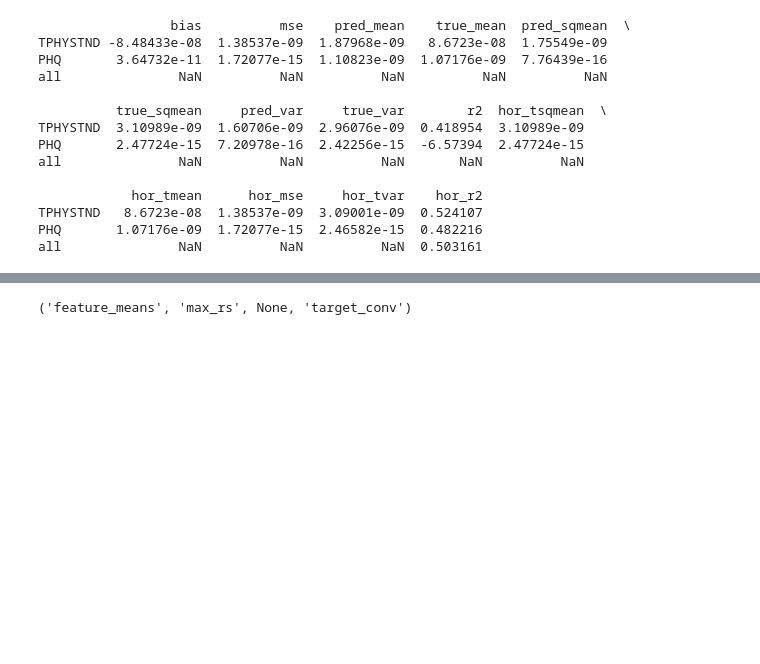
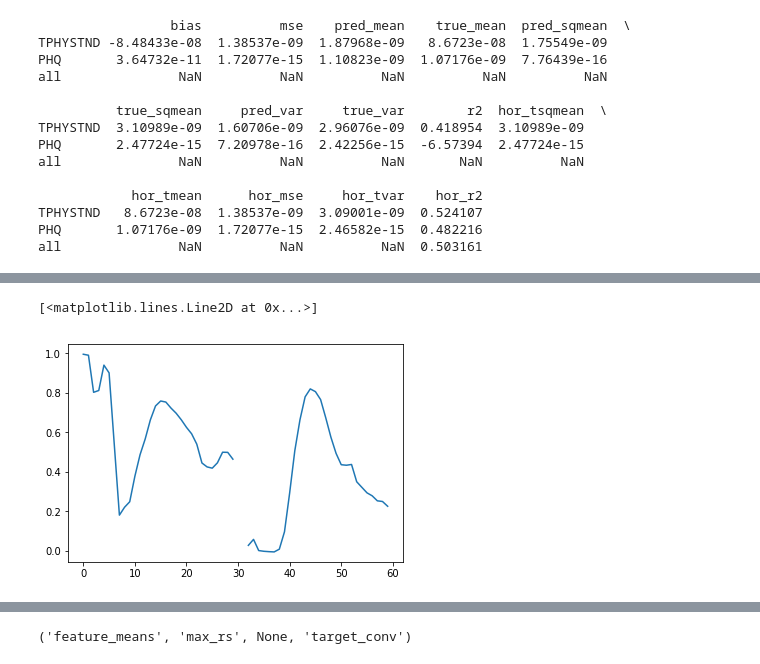
Before and after one commit to raspstephan/CBRAIN-CAM, a Jupyter notebook: notebooks/presentation/diagnostics.ipynb, the cells around one changed output, grey strips where cells are left out. Cells and saved outputs as stored; diff of their text form; code cells hidden in the pictures; blank space fills up the shorter version.

```diff
--- a/notebooks/presentation/diagnostics.ipynb
+++ b/notebooks/presentation/diagnostics.ipynb
@@ -8,7 +10,7 @@ from cbrain.model_diagnostics import *
 # %%
 limit_mem()
 # %%
-model_dir = '/export/home/srasp/repositories/CBRAIN-Keras-Diagnostics/saved_models/'
+model_dir = '/export/home/srasp/repositories/CBRAIN-CAM/saved_models/'
 model_path = model_dir + 'B001_purecrm_ess_sample1_base.h5'
 # %%
 pre_dir = '/scratch/srasp/preprocessed_data/'
@@ -509,3 +511,5 @@ all               NaN          NaN          NaN       NaN          NaN
 TPHYSTND   8.6723e-08  1.38537e-09  3.09001e-09  0.524107
 PHQ       1.07176e-09  1.72077e-15  2.46582e-15  0.482216
 all               NaN          NaN          NaN  0.503161
+# %%
+de2 = get_stats('E002_fullphy_fbp32_sample1_max_rs_deep', 'fullphy_fbp32', norms)
@@ -511,0 +531,5 @@ all               NaN          NaN          NaN  0.503161
+# %%
+plt.plot(de2.stats['hor_r2'])
+# %% [output]
+[<matplotlib.lines.Line2D at 0x...>]
+[figure, added]
```
Also changed, not shown: parts of 7 cells of this notebook, 3 other files.
